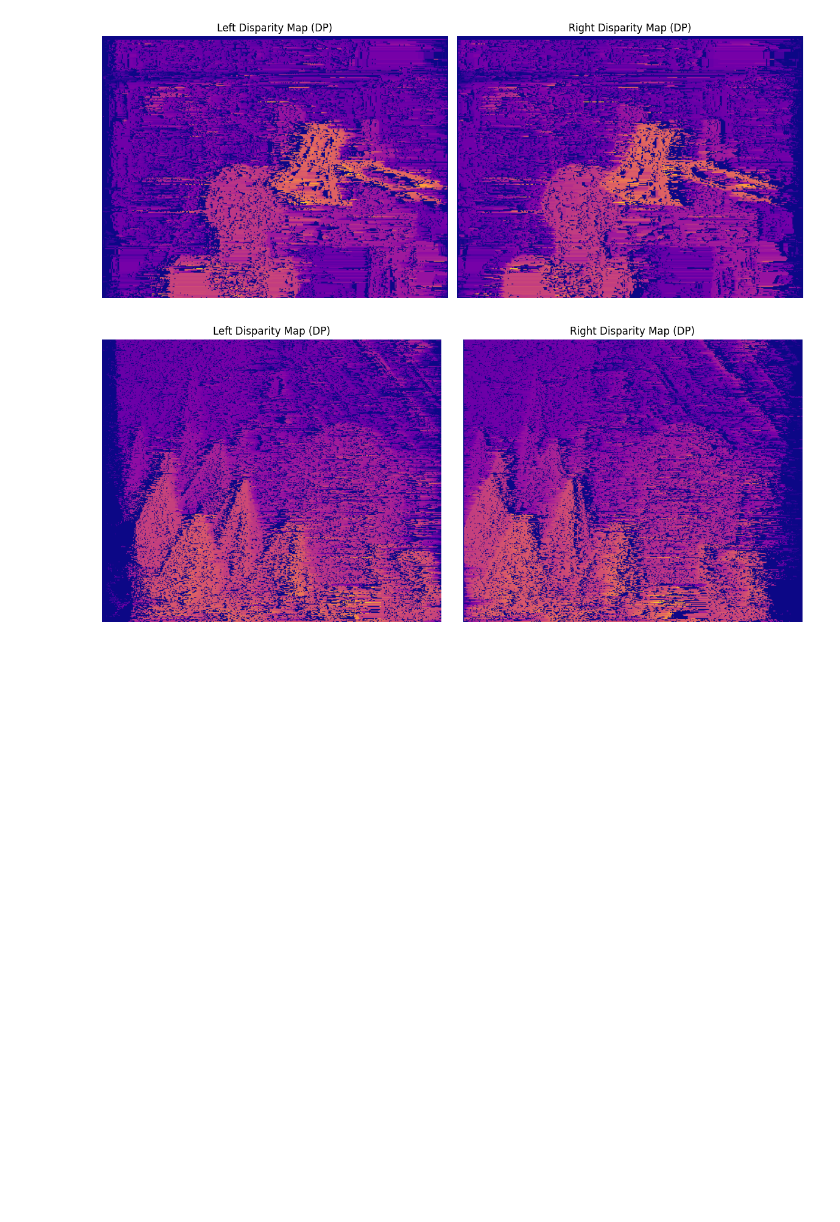
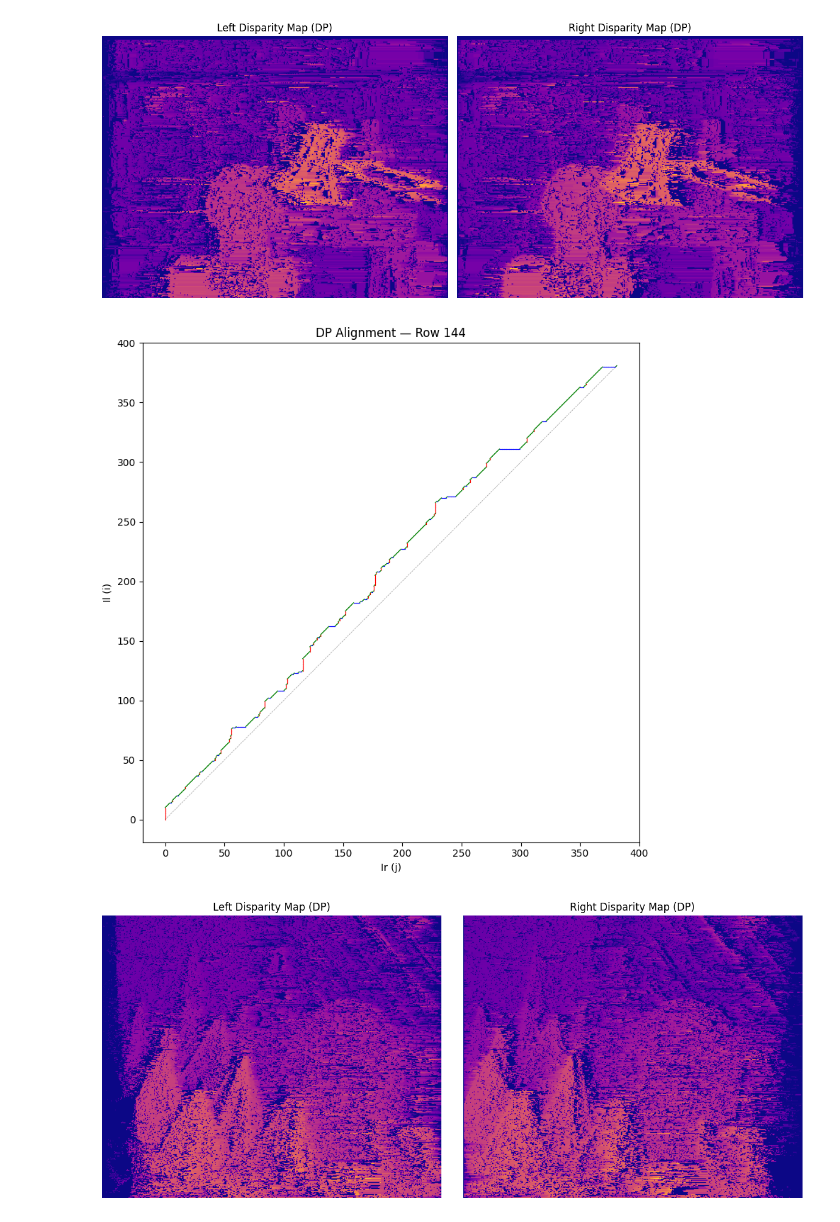
Before and after one commit to m-shalll/Computer-Vision-Projects, a Jupyter notebook: Project 3/dynamic_programming.ipynb, the cells around one changed output. Saved outputs shown, nothing was run; the diff lists cells and outputs as text; code cells hidden in the pictures; blank space fills up the shorter version.

```diff
--- a/Project 3/dynamic_programming.ipynb
+++ b/Project 3/dynamic_programming.ipynb
@@ -95,3 +126,41 @@ def compute_disparity_dp(Il, Ir, sigma=2, c0=1):
+# %%
+def plot_alignment(Il, Ir, row=None, sigma=2, c0=1):
+    H, W = Il.shape
+    if row is None:
+        row = H // 2
+    _, _, D = compute_disparity_row(Il[row], Ir[row], sigma, c0)
+
+    N = W
+    segments = []
+    i, j = N - 1, N - 1
+    while i > 0 or j > 0:
+        if i == 0:
+            segments.append((j, i, j-1, i)); j -= 1
+        elif j == 0:
+            segments.append((j, i, j, i-1)); i -= 1
+        else:
+            best = min(D[i-1, j-1], D[i-1, j], D[i, j-1])
+            if best == D[i-1, j-1]:
+                segments.append((j, i, j-1, i-1)); i -= 1; j -= 1
+            elif best == D[i-1, j]:
+                segments.append((j, i, j, i-1)); i -= 1
+            else:
+                segments.append((j, i, j-1, i)); j -= 1
+
+    fig, ax = plt.subplots(figsize=(8, 8))
+    for (x0, y0, x1, y1) in segments:
+        if x0 == x1:       color = 'red'    # vertical   = skip Il
+        elif y0 == y1:     color = 'blue'   # horizontal = skip Ir
+        else:              color = 'green'  # diagonal   = match
+        ax.plot([x0, x1], [y0, y1], color=color, linewidth=0.8)
+
+
+    # Plot the diagonal line for reference, starting from (0, 0) to (N-1, N-1)
+    ax.plot([0, N-1], [0, N-1], 'k--', linewidth=0.5, alpha=0.4)
+    ax.set_xlabel('Ir (j)'); ax.set_ylabel('Il (i)')
+    ax.set_title(f'DP Alignment — Row {row}')
+    plt.tight_layout()
+    plt.show()
 # %% [markdown]
 # Main
 # %%
@@ -112,6 +181,10 @@ plt.savefig("disparity_dp.png", dpi=150)
 plt.show()
 # %% [output]
 [figure]
+# %%
+plot_alignment(Il, Ir, row=None, sigma=2, c0=1)
+# %% [output]
+[figure, added]
 # %%
 
 # Load images (replace with your actual image paths)
```
Also changed, not shown: parts of 12 cells of this notebook, 2 other files.
